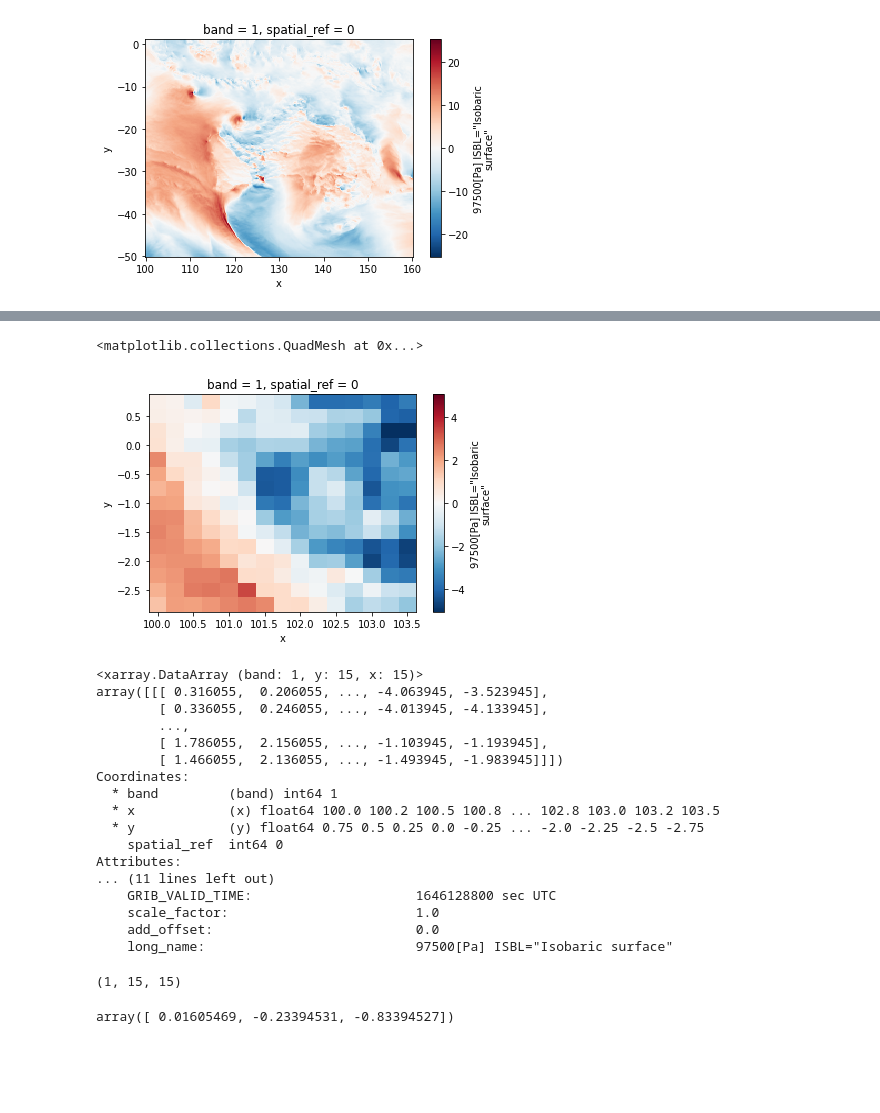
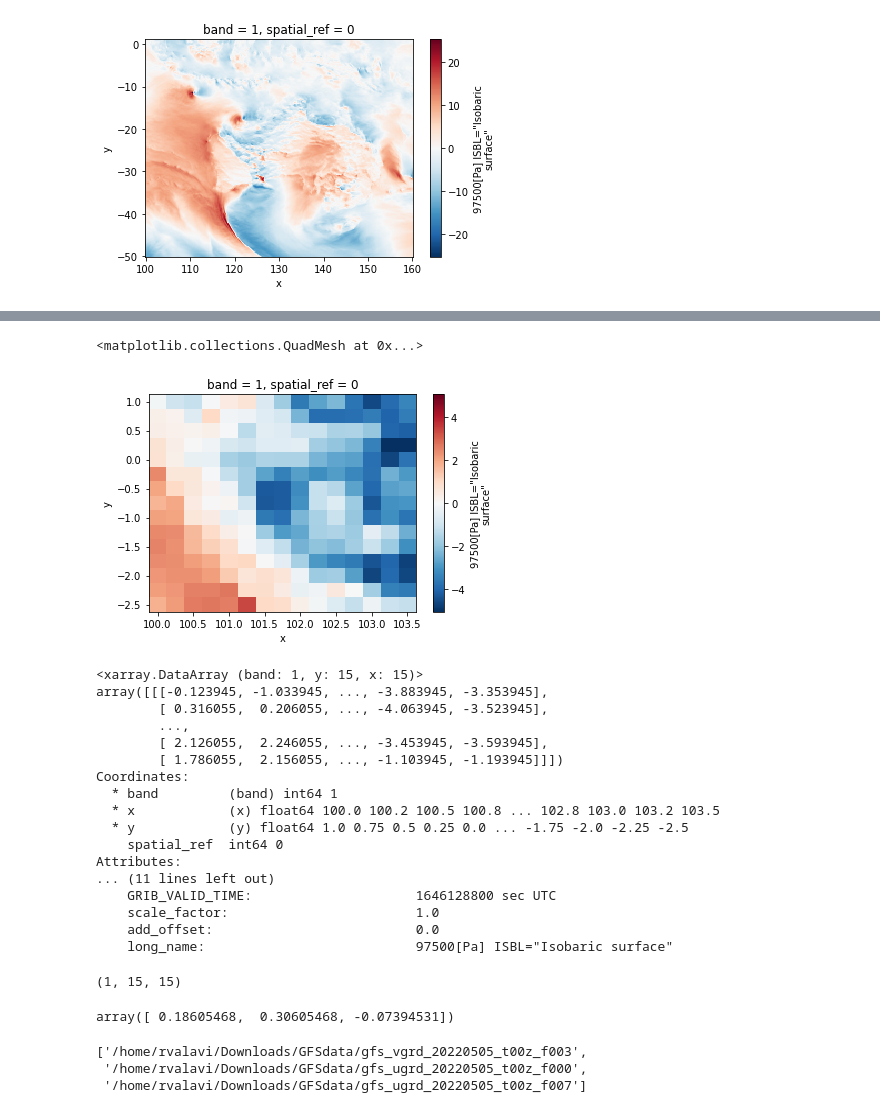
Before and after one commit to cesaraustralia/WindDispersalForecastTool, a Jupyter notebook: Scripts/GFS_data_visualise.ipynb, the cells around one changed output, grey strips where cells are left out. Drawn from its saved outputs; the diff is of its cells as text; code cells hidden in the pictures; blank space fills up the shorter version.

Commit message:
reading multiple files

```diff
--- a/Scripts/GFS_data_visualise.ipynb
+++ b/Scripts/GFS_data_visualise.ipynb
@@ -9,7 +9,7 @@ from dask.distributed import Client
 
 %matplotlib inline
 # %%
-rr = rx.open_rasterio("/home/rvalavi/Downloads/gfs_vgrd_20220301_t00z_f010")
+rr = rio.open_rasterio("/home/rvalavi/Downloads/gfs_vgrd_20220301_t00z_f010")
 rr.plot()
 # %% [output]
 <matplotlib.collections.QuadMesh at 0x...>
@@ -42,23 +37,23 @@ rr.plot()
 # %%
-cells = [i + 1 for i in range(15)]
-r = rr.isel(x = range(15), y = cells)
+# cells = [i + 1 for i in range(15)]
+r = rr.isel(x = range(15), y = range(15))
 r.plot()
 # %% [output]
 <matplotlib.collections.QuadMesh at 0x...>
-[figure, old version]
+[figure, new version]
 # %%
 r
 # %% [output]
 <xarray.DataArray (band: 1, y: 15, x: 15)>
-array([[[ 0.316055,  0.206055, ..., -4.063945, -3.523945],
-        [ 0.336055,  0.246055, ..., -4.013945, -4.133945],
+array([[[-0.123945, -1.033945, ..., -3.883945, -3.353945],
+        [ 0.316055,  0.206055, ..., -4.063945, -3.523945],
         ...,
-        [ 1.786055,  2.156055, ..., -1.103945, -1.193945],
-        [ 1.466055,  2.136055, ..., -1.493945, -1.983945]]])
+        [ 2.126055,  2.246055, ..., -3.453945, -3.593945],
+        [ 1.786055,  2.156055, ..., -1.103945, -1.193945]]])
 Coordinates:
   * band         (band) int64 1
   * x            (x) float64 100.0 100.2 100.5 100.8 ... 102.8 103.0 103.2 103.5
-  * y            (y) float64 0.75 0.5 0.25 0.0 -0.25 ... -2.0 -2.25 -2.5 -2.75
+  * y            (y) float64 1.0 0.75 0.5 0.25 0.0 ... -1.75 -2.0 -2.25 -2.5
     spatial_ref  int64 0
 Attributes:
 ... (11 lines left out)
@@ -73,4 +68,15 @@ r.values.shape
 # %%
 r.values[0, 2, [2, 3, 4]]
 # %% [output]
-array([ 0.01605469, -0.23394531, -0.83394527])
+array([ 0.18605468,  0.30605468, -0.07394531])
+# %%
+# read multiple files
+path = "/home/rvalavi/Downloads/GFSdata/"
+li = os.listdir(path)
+files = [os.path.join(path, i) for i in li]
+
+files[0:3]
+# %% [output]
+['/home/rvalavi/Downloads/GFSdata/gfs_vgrd_20220505_t00z_f003',
+ '/home/rvalavi/Downloads/GFSdata/gfs_ugrd_20220505_t00z_f000',
+ '/home/rvalavi/Downloads/GFSdata/gfs_ugrd_20220505_t00z_f007']
```
Also changed, not shown: parts of 8 cells of this notebook, 3 other files.
